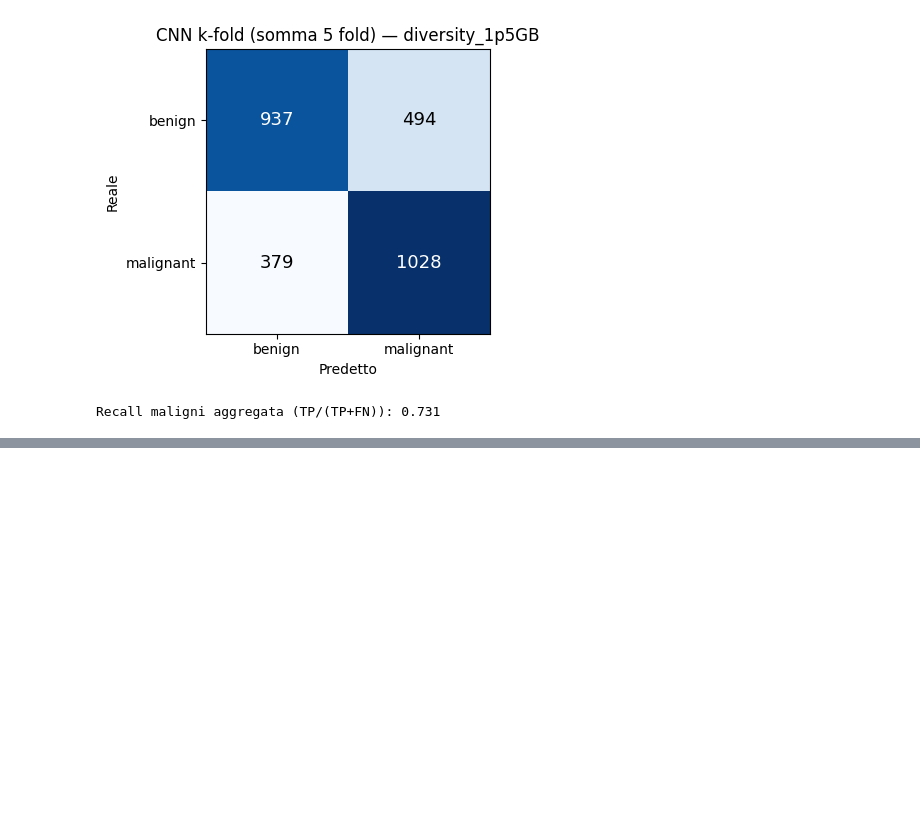
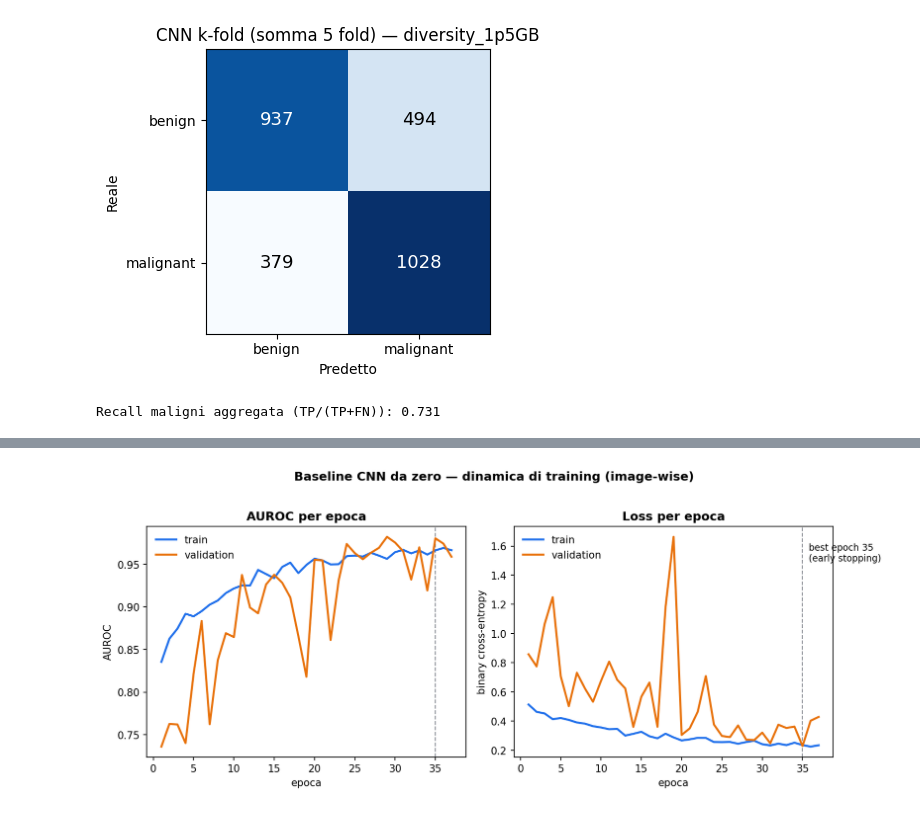
Before and after one commit to JacopoBertucelli/HistoBreastNet, a Jupyter notebook: notebooks/02_baseline_cnn.ipynb, the cells around one changed output, grey strips where cells are left out. Saved outputs shown, nothing was run; the diff lists cells and outputs as text; code cells hidden in the pictures; blank space fills up the shorter version.

```diff
--- a/notebooks/02_baseline_cnn.ipynb
+++ b/notebooks/02_baseline_cnn.ipynb
@@ -1134,0 +856,29 @@ Questi file costituiscono la baseline di riferimento per il confronto con il tra
+# %%
+# --- Dinamica di training della baseline, run image-wise (slide "Metodologia — modello") ---
+iw_row = df[(df.split_type == 'image_wise') & (df.model == 'baseline_cnn')].iloc[0]
+log = pd.read_csv(EXPERIMENTS_DIR/iw_row['experiment']/'training_log.csv')
+best_ep = int(log.loc[log['val_loss'].idxmin(), 'epoch'])
+
+C_TRAIN, C_VAL = '#1f6feb', '#e8710a'
+fig, (a1, a2) = plt.subplots(1, 2, figsize=(11, 4.4), dpi=150)
+for ax in (a1, a2):
+    ax.axvline(best_ep, color='#5b616b', ls='--', lw=1, alpha=0.7)
+
+a1.plot(log['epoch'], log['auc'], color=C_TRAIN, lw=2, label='train')
+a1.plot(log['epoch'], log['val_auc'], color=C_VAL, lw=2, label='validation')
+a1.set_title('AUROC per epoca', fontweight='bold'); a1.set_xlabel('epoca'); a1.set_ylabel('AUROC')
+a1.legend(frameon=False)
+
+a2.plot(log['epoch'], log['loss'], color=C_TRAIN, lw=2, label='train')
+a2.plot(log['epoch'], log['val_loss'], color=C_VAL, lw=2, label='validation')
+a2.set_title('Loss per epoca', fontweight='bold'); a2.set_xlabel('epoca'); a2.set_ylabel('binary cross-entropy')
+a2.legend(frameon=False)
+a2.annotate(f'best epoch {best_ep}\n(early stopping)', (best_ep, log['val_loss'].max() * 0.9),
+            fontsize=9, ha='left', xytext=(6, 0), textcoords='offset points')
+
+fig.suptitle('Baseline CNN da zero — dinamica di training (image-wise)', fontweight='bold', y=1.02)
+fig.tight_layout()
+fig.savefig(FIGURES_DIR/'presentation_training_curves.png', dpi=150, bbox_inches='tight')
+plt.show()
+# %% [output]
+[figure, added]
```
Also changed, not shown: parts of 21 cells of this notebook, 1 other file.
